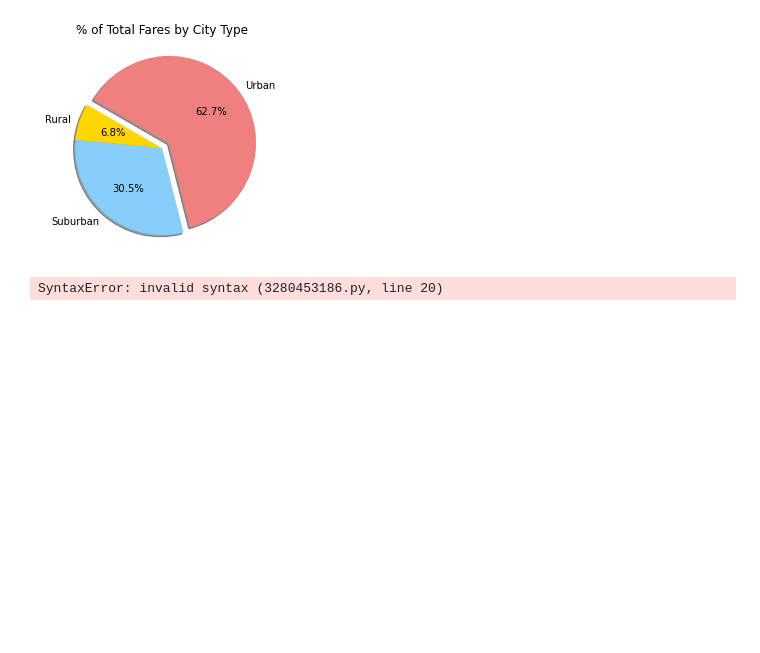
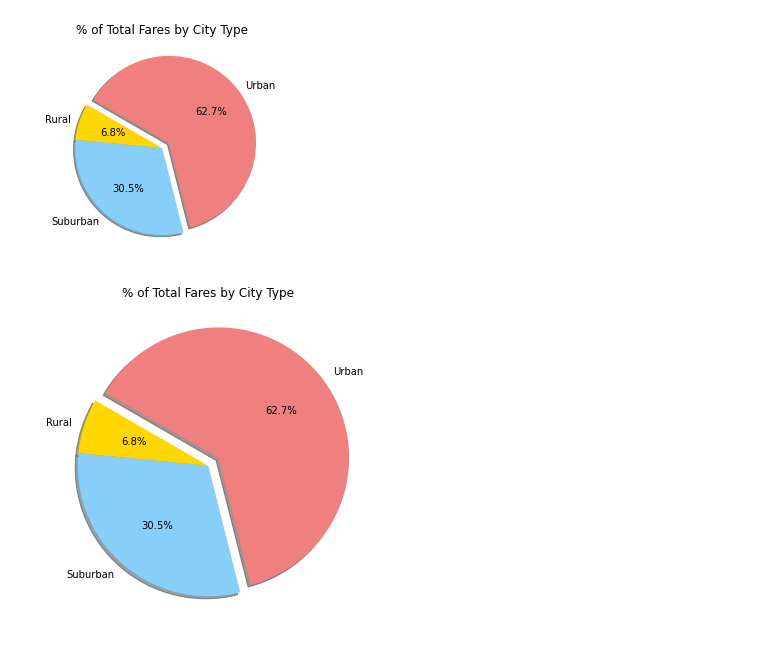
Before and after one commit to jbailey2705/PyBer_Analysis, a Jupyter notebook: PyBer.ipynb, the cells around one changed output. Cells and saved outputs as stored; diff of their text form; code cells hidden in the pictures; blank space fills up the shorter version.

```diff
--- a/PyBer.ipynb
+++ b/PyBer.ipynb
@@ -1169,33 +1169,33 @@ plt.show()
 # the plt() function. Let's edit our code block above and add import matplotlib as mpl on the first line.
 # After the plt.title(), we will change the font size by adding mpl.rcParams['font.size'] = 14.
 
 # The code block should look like this after setting the font size:
 
 # Import mpl to change the plot configurations using rcParams.
 
 import matplotlib as mpl
 
 # Build Pie Chart
 
-plt.subplots(figsize=(10=6))
+plt.subplots(figsize=(10, 6))
 plt.pie(type_percents,
        labels=['Rural', 'Suburban', 'Urban'],
        colors=['gold', 'lightskyblue', 'lightcoral'],
        explode=[0, 0, 0.1],
        autopct='%1.1f%%',
        shadow=True, startangle=150)
 plt.title('% of Total Fares by City Type')
 
 # Change the default font size from 10 to 14.
 
-mpl.rcPrams['font.size'] = 14
+mpl.rcParams['font.size'] = 14
 
 # Save Figure
 
 plt.savefig('Analysis/Fig5.jpeg')
 
 # Show Figure
 
 plt.show()
 # %% [output]
-SyntaxError: invalid syntax (3280453186.py, line 20)
+[figure, added]
```
